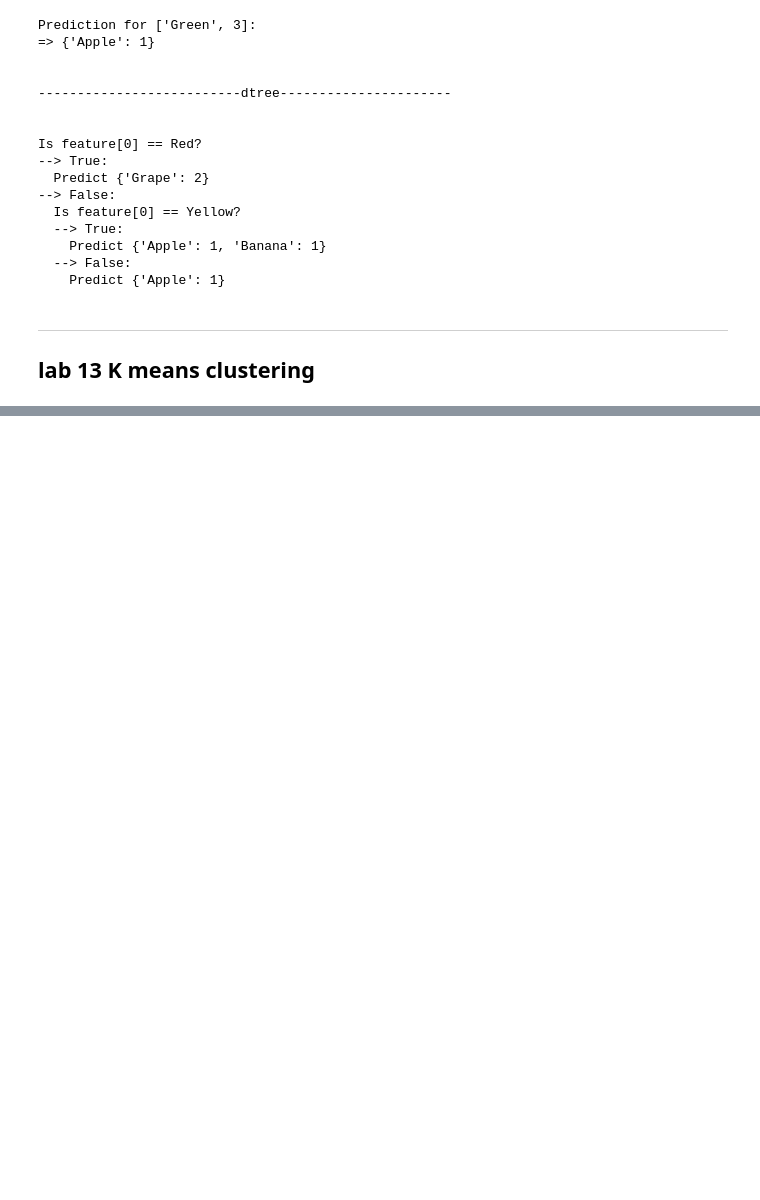
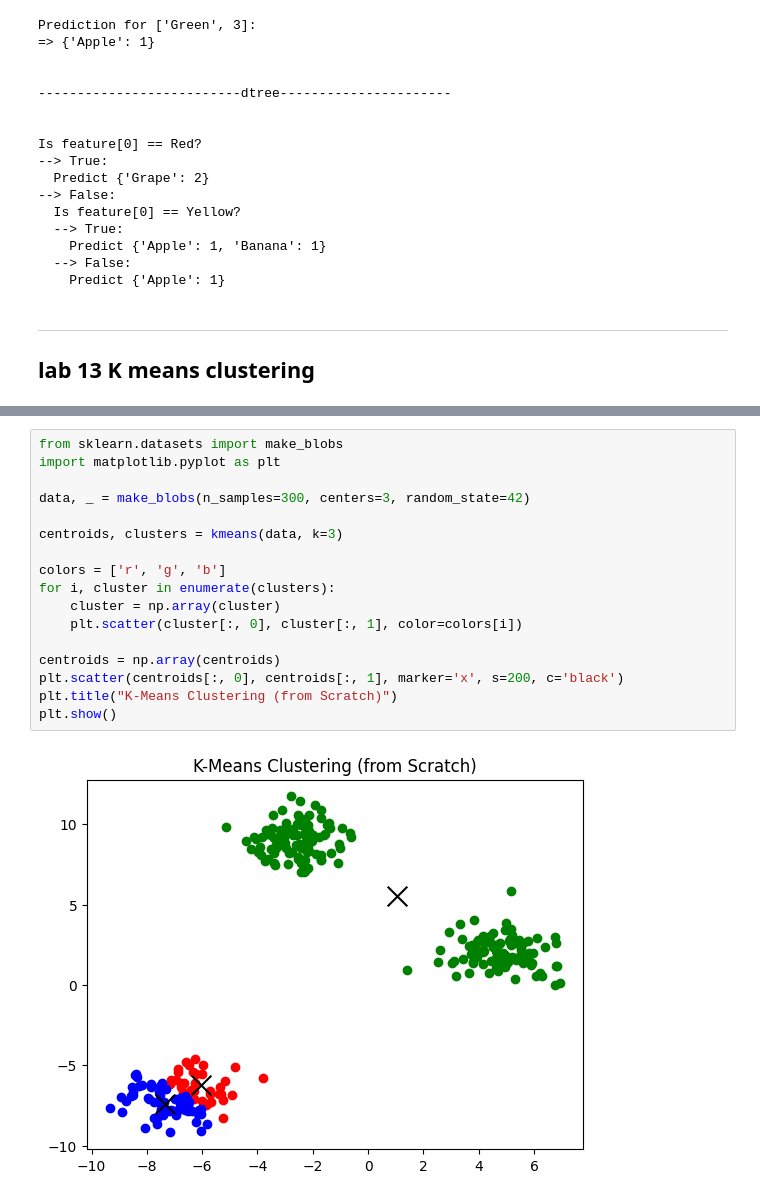
Before and after one commit to tauhaimran/AI-algorithms, a Jupyter notebook: AI_lab_final_practice.ipynb, the cells around one changed output, grey strips where cells are left out. Drawn from its saved outputs; the diff is of its cells as text; blank space fills up the shorter version.

```diff
--- a/AI_lab_final_practice.ipynb
+++ b/AI_lab_final_practice.ipynb
@@ -784,0 +911,19 @@ Is feature[0] == Red?
+# %%
+from sklearn.datasets import make_blobs
+import matplotlib.pyplot as plt
+
+data, _ = make_blobs(n_samples=300, centers=3, random_state=42)
+
+centroids, clusters = kmeans(data, k=3)
+
+colors = ['r', 'g', 'b']
+for i, cluster in enumerate(clusters):
+    cluster = np.array(cluster)
+    plt.scatter(cluster[:, 0], cluster[:, 1], color=colors[i])
+
+centroids = np.array(centroids)
+plt.scatter(centroids[:, 0], centroids[:, 1], marker='x', s=200, c='black')
+plt.title("K-Means Clustering (from Scratch)")
+plt.show()
+# %% [output]
+[figure, added]
```
Also changed, not shown: parts of 6 cells of this notebook.
